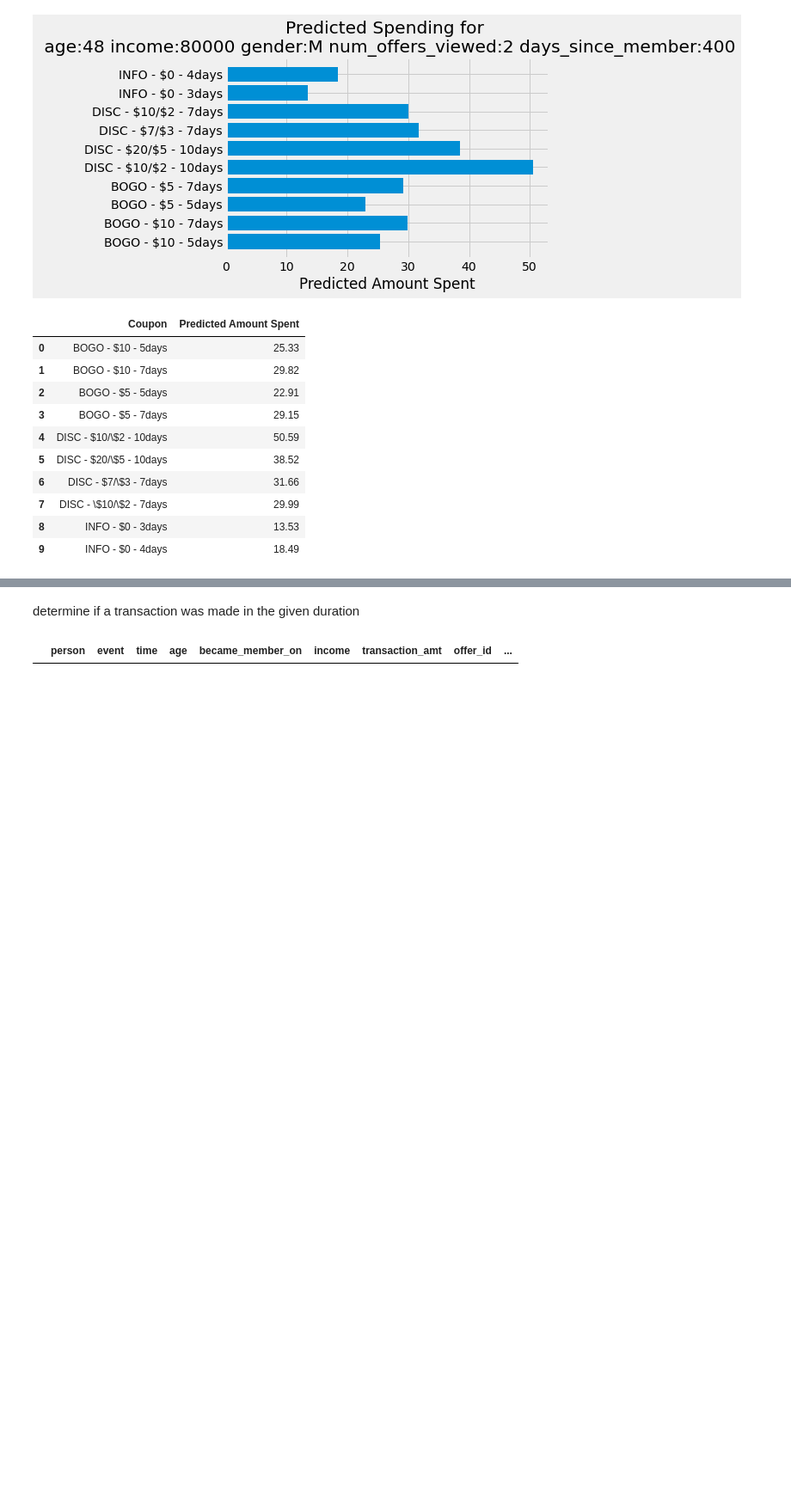
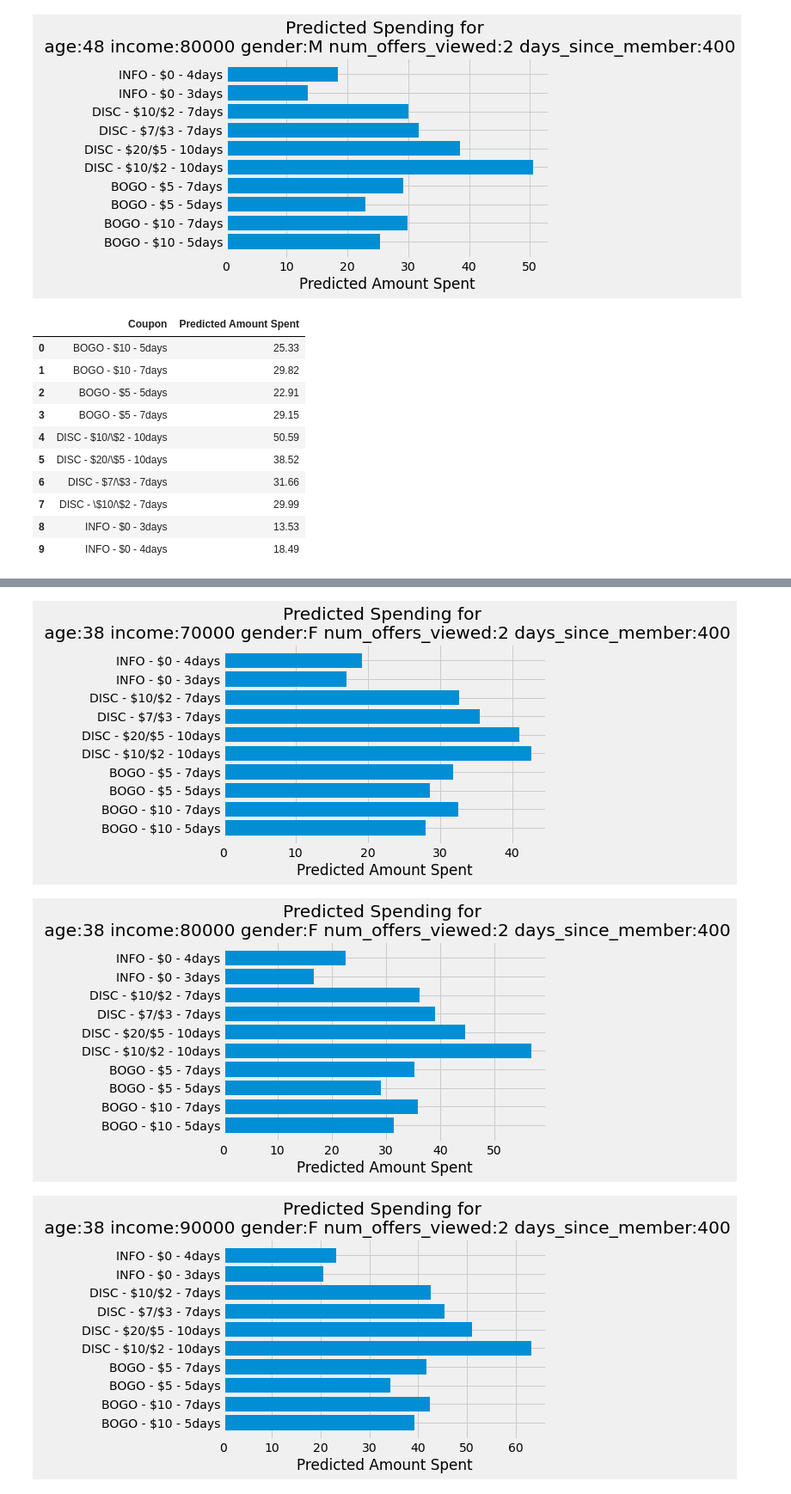
Before and after one commit to jnish23/Starbucks-Capstone, a Jupyter notebook: Starbucks_Capstone_notebook.ipynb, the cells around one changed output, grey strips where cells are left out. Shown at 86% size. Cells and saved outputs as stored; diff of their text form; code cells hidden in the pictures; blank space fills up the shorter version.

```diff
--- a/Starbucks_Capstone_notebook.ipynb
+++ b/Starbucks_Capstone_notebook.ipynb
@@ -1152,7 +1087,7 @@ After training all four models, it appears that XGBoost Regressor has the lowest
 def which_coupon(age, income, gender, num_offers_viewed, days_since_member):
     """
     This function takes in customer demographic data gives a predicted spending
-    amount for each offer in a d
+    amount for each offer in a dataframe and graph.
     INPUTS:
     age
     income
@@ -1963,2 +1164,0 @@ final_master_df.grou
-# %%
-plt.style.use('fivethirtyeight')
@@ -2098,7 +1164,0 @@ df['became_member_on'] = pd.to_datetime(df['became_member_on'], format='%Y%m%d')
-# %% [markdown]
-determine if a transaction was made in the given duration
-# %%
-person_df = df.loc[df['person'] == '78afa995795e4d85b5d9ceeca43f5fef']
-person_df.loc[(df['event'] == 'offer_viewed') | (df['event'] == 'offer_completed')]
-# %% [output]
-|  | person | event | time | age | became_member_on | income | transaction_amt | offer_id | ... |
@@ -2108,0 +1165,7 @@ def influenced_by_offer(person, df=df):
+# %%
+for income in range(70000,120000, 10000):
+    which_coupon(age=38, income=income, gender='F', num_offers_viewed=2, days_since_member=400)
+# %% [output]
+[figure, added]
+[figure, added]
+[figure, added]
```
Also changed, not shown: parts of 103 cells of this notebook, 3 other files.
